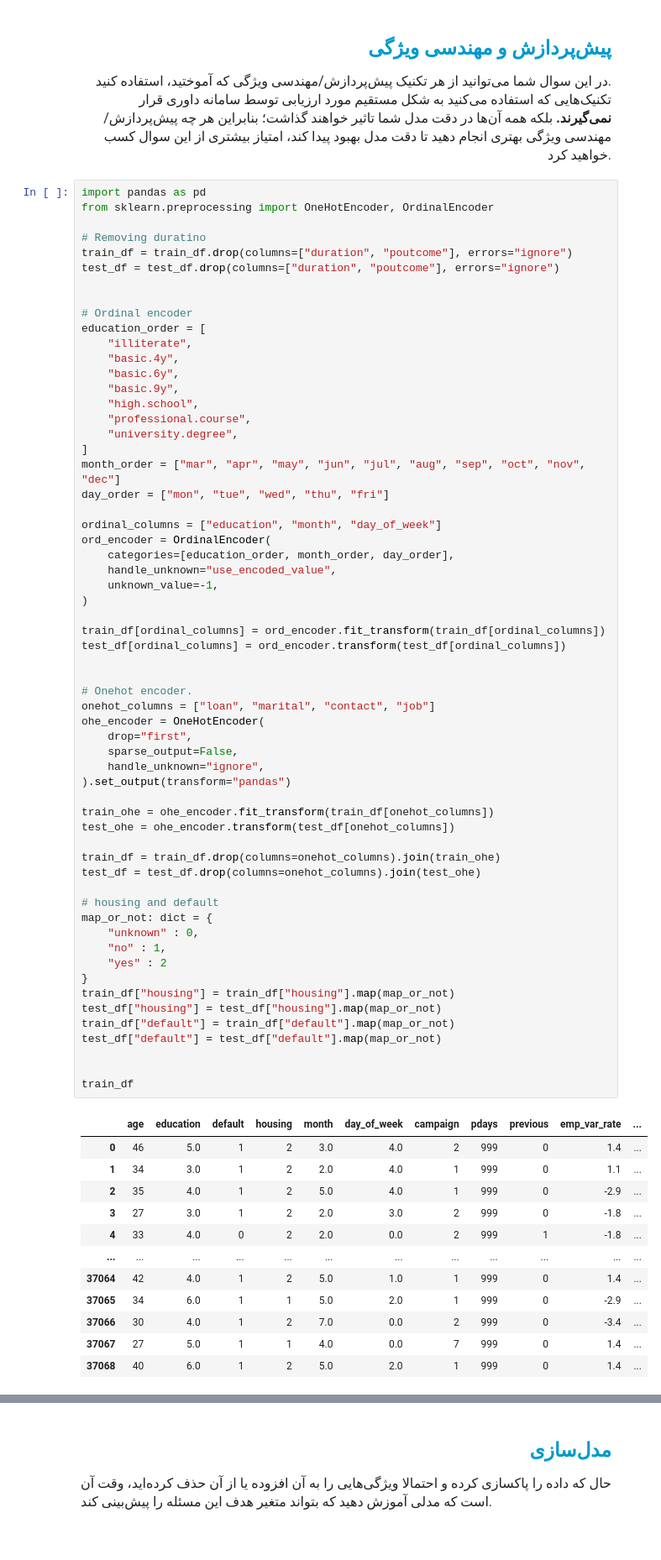
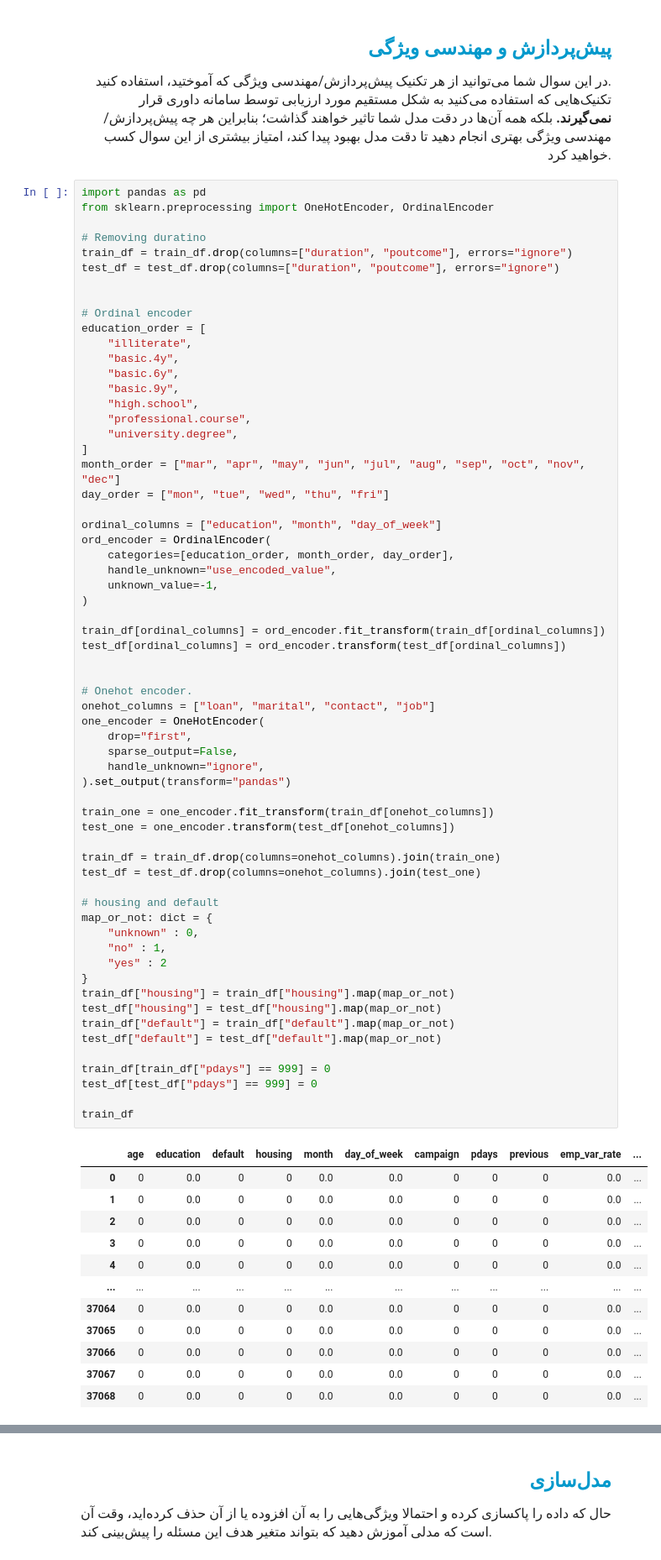
Before and after one commit to AmirrezaNasiri85/Artificial-Inteligance-Boot-Camp, a Jupyter notebook: Tamirin/Week4.3/The Marketing Gamble/all/The_Marketing_Gamble.ipynb, the cells around one changed output, grey strips where cells are left out. Shown at 84% size. Cells and saved outputs as stored; diff of their text form.

```diff
--- a/Tamirin/Week4.3/The Marketing Gamble/all/The_Marketing_Gamble.ipynb
+++ b/Tamirin/Week4.3/The Marketing Gamble/all/The_Marketing_Gamble.ipynb
@@ -152,49 +152,51 @@ ord_encoder = OrdinalEncoder(
 )
 
 train_df[ordinal_columns] = ord_encoder.fit_transform(train_df[ordinal_columns])
 test_df[ordinal_columns] = ord_encoder.transform(test_df[ordinal_columns])
 
 
 # Onehot encoder.
 onehot_columns = ["loan", "marital", "contact", "job"]
-ohe_encoder = OneHotEncoder(
+one_encoder = OneHotEncoder(
     drop="first",
     sparse_output=False,
     handle_unknown="ignore",
 ).set_output(transform="pandas")
 
-train_ohe = ohe_encoder.fit_transform(train_df[onehot_columns])
-test_ohe = ohe_encoder.transform(test_df[onehot_columns])
+train_one = one_encoder.fit_transform(train_df[onehot_columns])
+test_one = one_encoder.transform(test_df[onehot_columns])
 
-train_df = train_df.drop(columns=onehot_columns).join(train_ohe)
-test_df = test_df.drop(columns=onehot_columns).join(test_ohe)
+train_df = train_df.drop(columns=onehot_columns).join(train_one)
+test_df = test_df.drop(columns=onehot_columns).join(test_one)
 
 # housing and default
 map_or_not: dict = {
     "unknown" : 0,
     "no" : 1,
     "yes" : 2
 }
 train_df["housing"] = train_df["housing"].map(map_or_not)
 test_df["housing"] = test_df["housing"].map(map_or_not)
 train_df["default"] = train_df["default"].map(map_or_not)
 test_df["default"] = test_df["default"].map(map_or_not)
 
+train_df[train_df["pdays"] == 999] = 0
+test_df[test_df["pdays"] == 999] = 0
 
 train_df
 # %% [output]
 |  | age | education | default | housing | month | day_of_week | campaign | pdays | previous | emp_var_rate | ... |
-| 0 | 46 | 5.0 | 1 | 2 | 3.0 | 4.0 | 2 | 999 | 0 | 1.4 | ... |
-| 1 | 34 | 3.0 | 1 | 2 | 2.0 | 4.0 | 1 | 999 | 0 | 1.1 | ... |
-| 2 | 35 | 4.0 | 1 | 2 | 5.0 | 4.0 | 1 | 999 | 0 | -2.9 | ... |
-| 3 | 27 | 3.0 | 1 | 2 | 2.0 | 3.0 | 2 | 999 | 0 | -1.8 | ... |
-| 4 | 33 | 4.0 | 0 | 2 | 2.0 | 0.0 | 2 | 999 | 1 | -1.8 | ... |
+| 0 | 0 | 0.0 | 0 | 0 | 0.0 | 0.0 | 0 | 0 | 0 | 0.0 | ... |
+| 1 | 0 | 0.0 | 0 | 0 | 0.0 | 0.0 | 0 | 0 | 0 | 0.0 | ... |
+| 2 | 0 | 0.0 | 0 | 0 | 0.0 | 0.0 | 0 | 0 | 0 | 0.0 | ... |
+| 3 | 0 | 0.0 | 0 | 0 | 0.0 | 0.0 | 0 | 0 | 0 | 0.0 | ... |
+| 4 | 0 | 0.0 | 0 | 0 | 0.0 | 0.0 | 0 | 0 | 0 | 0.0 | ... |
 | ... | ... | ... | ... | ... | ... | ... | ... | ... | ... | ... | ... |
-| 37064 | 42 | 4.0 | 1 | 2 | 5.0 | 1.0 | 1 | 999 | 0 | 1.4 | ... |
-| 37065 | 34 | 6.0 | 1 | 1 | 5.0 | 2.0 | 1 | 999 | 0 | -2.9 | ... |
-| 37066 | 30 | 4.0 | 1 | 2 | 7.0 | 0.0 | 2 | 999 | 0 | -3.4 | ... |
-| 37067 | 27 | 5.0 | 1 | 1 | 4.0 | 0.0 | 7 | 999 | 0 | 1.4 | ... |
-| 37068 | 40 | 6.0 | 1 | 2 | 5.0 | 2.0 | 1 | 999 | 0 | 1.4 | ... |
+| 37064 | 0 | 0.0 | 0 | 0 | 0.0 | 0.0 | 0 | 0 | 0 | 0.0 | ... |
+| 37065 | 0 | 0.0 | 0 | 0 | 0.0 | 0.0 | 0 | 0 | 0 | 0.0 | ... |
+| 37066 | 0 | 0.0 | 0 | 0 | 0.0 | 0.0 | 0 | 0 | 0 | 0.0 | ... |
+| 37067 | 0 | 0.0 | 0 | 0 | 0.0 | 0.0 | 0 | 0 | 0 | 0.0 | ... |
+| 37068 | 0 | 0.0 | 0 | 0 | 0.0 | 0.0 | 0 | 0 | 0 | 0.0 | ... |
 37069 rows × 32 columns
 # %%
 # getting the most important features
```
Also changed, not shown: parts of 6 cells of this notebook, 7 other files.
